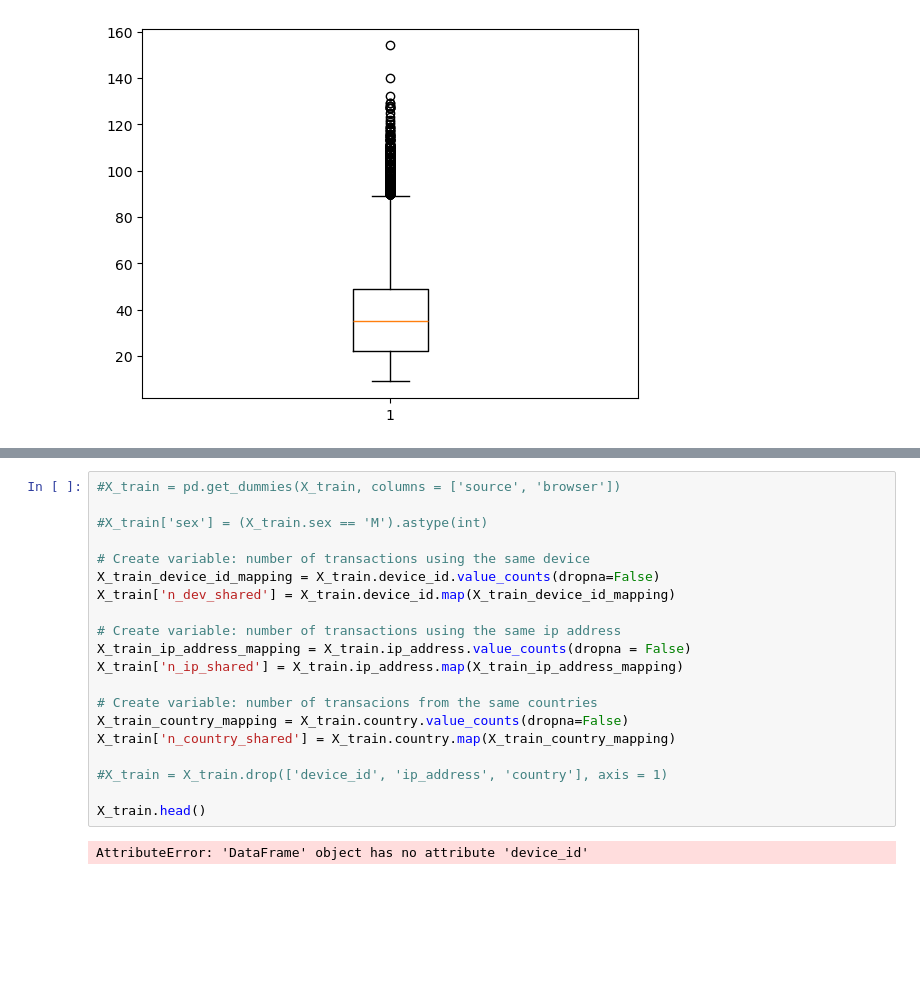
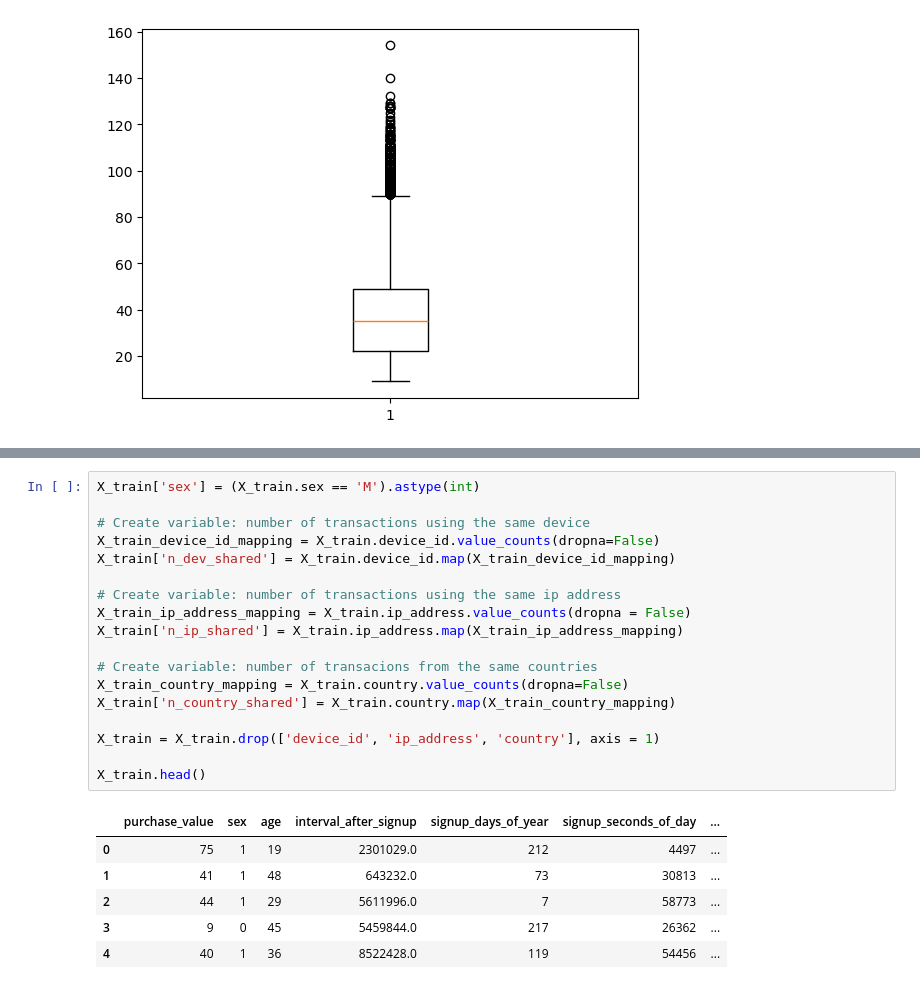
Before and after one commit to nicolegu/fraud_detection, a Jupyter notebook: Fraud_Detection.ipynb, the cells around one changed output, grey strips where cells are left out. Saved outputs shown, nothing was run; the diff lists cells and outputs as text; blank space fills up the shorter version.

```diff
--- a/Fraud_Detection.ipynb
+++ b/Fraud_Detection.ipynb
@@ -193,23 +262,26 @@ X_train.head()
 # %%
-#X_train = pd.get_dummies(X_train, columns = ['source', 'browser'])
-
-#X_train['sex'] = (X_train.sex == 'M').astype(int)
+X_train['sex'] = (X_train.sex == 'M').astype(int)
 
 # Create variable: number of transactions using the same device
 X_train_device_id_mapping = X_train.device_id.value_counts(dropna=False)
 X_train['n_dev_shared'] = X_train.device_id.map(X_train_device_id_mapping)
 
 # Create variable: number of transactions using the same ip address
 X_train_ip_address_mapping = X_train.ip_address.value_counts(dropna = False)
 X_train['n_ip_shared'] = X_train.ip_address.map(X_train_ip_address_mapping)
 
 # Create variable: number of transacions from the same countries
 X_train_country_mapping = X_train.country.value_counts(dropna=False)
 X_train['n_country_shared'] = X_train.country.map(X_train_country_mapping)
 
-#X_train = X_train.drop(['device_id', 'ip_address', 'country'], axis = 1)
+X_train = X_train.drop(['device_id', 'ip_address', 'country'], axis = 1)
 
 X_train.head()
 # %% [output]
-AttributeError: 'DataFrame' object has no attribute 'device_id'
+|  | purchase_value | sex | age | interval_after_signup | signup_days_of_year | signup_seconds_of_day | ... |
+| 0 | 75 | 1 | 19 | 2301029.0 | 212 | 4497 | ... |
+| 1 | 41 | 1 | 48 | 643232.0 | 73 | 30813 | ... |
+| 2 | 44 | 1 | 29 | 5611996.0 | 7 | 58773 | ... |
+| 3 | 9 | 0 | 45 | 5459844.0 | 217 | 26362 | ... |
+| 4 | 40 | 1 | 36 | 8522428.0 | 119 | 54456 | ... |
 # %%
```
Also changed, not shown: parts of 21 cells of this notebook.
